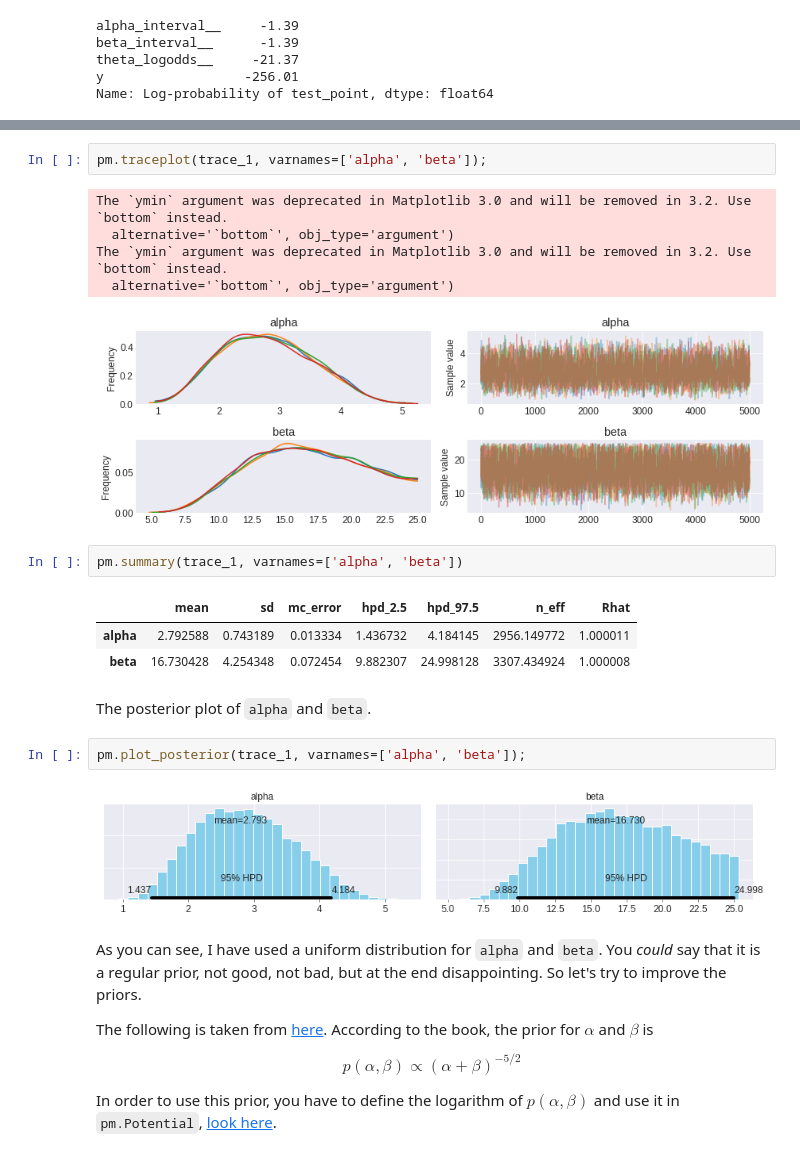
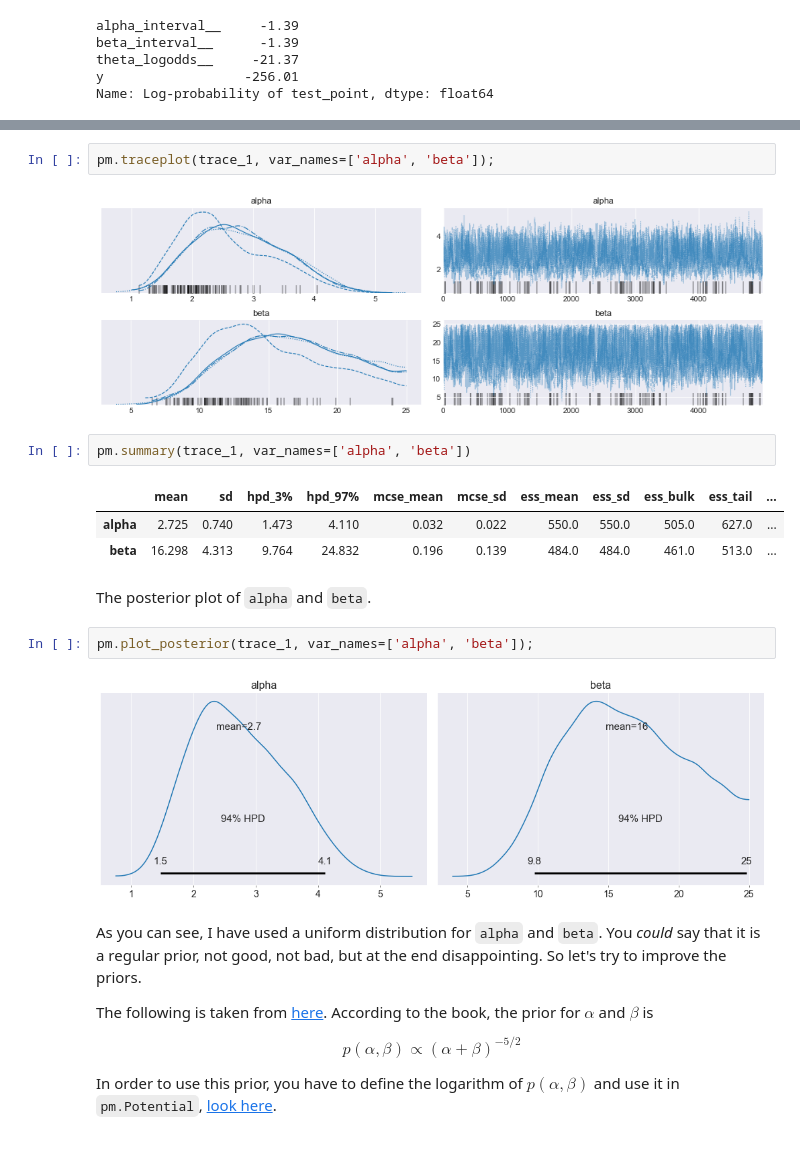
Before and after one commit to pymc-devs/pymc-resources, a Jupyter notebook: BDA3/chap_05.ipynb, the cells around one changed output, grey strips where cells are left out. Drawn from its saved outputs; the diff is of its cells as text.

```diff
--- a/BDA3/chap_05.ipynb
+++ b/BDA3/chap_05.ipynb
@@ -69,23 +76,19 @@ The number of effective samples is smaller than 25% for some parameters.
 # %%
-pm.traceplot(trace_1, varnames=['alpha', 'beta']);
+pm.traceplot(trace_1, var_names=['alpha', 'beta']);
 # %% [output]
-The `ymin` argument was deprecated in Matplotlib 3.0 and will be removed in 3.2. Use `bottom` instead.
-  alternative='`bottom`', obj_type='argument')
-The `ymin` argument was deprecated in Matplotlib 3.0 and will be removed in 3.2. Use `bottom` instead.
-  alternative='`bottom`', obj_type='argument')
-[figure, old version]
+[figure, new version]
 # %%
-pm.summary(trace_1, varnames=['alpha', 'beta'])
+pm.summary(trace_1, var_names=['alpha', 'beta'])
 # %% [output]
-|  | mean | sd | mc_error | hpd_2.5 | hpd_97.5 | n_eff | Rhat |
-| alpha | 2.792588 | 0.743189 | 0.013334 | 1.436732 | 4.184145 | 2956.149772 | 1.000011 |
-| beta | 16.730428 | 4.254348 | 0.072454 | 9.882307 | 24.998128 | 3307.434924 | 1.000008 |
+|  | mean | sd | hpd_3% | hpd_97% | mcse_mean | mcse_sd | ess_mean | ess_sd | ess_bulk | ess_tail | ... |
+| alpha | 2.725 | 0.740 | 1.473 | 4.110 | 0.032 | 0.022 | 550.0 | 550.0 | 505.0 | 627.0 | ... |
+| beta | 16.298 | 4.313 | 9.764 | 24.832 | 0.196 | 0.139 | 484.0 | 484.0 | 461.0 | 513.0 | ... |
 # %% [markdown]
 The posterior plot of `alpha` and `beta`.
 # %%
-pm.plot_posterior(trace_1, varnames=['alpha', 'beta']);
+pm.plot_posterior(trace_1, var_names=['alpha', 'beta']);
 # %% [output]
-[figure, old version]
+[figure, new version]
 # %% [markdown]
 As you can see, I have used a uniform distribution for `alpha` and `beta`. You *could* say that it is a regular prior, not good, not bad, but at the end disappointing. So let's try to improve the priors.
 
```
Also changed, not shown: parts of 20 cells of this notebook.
